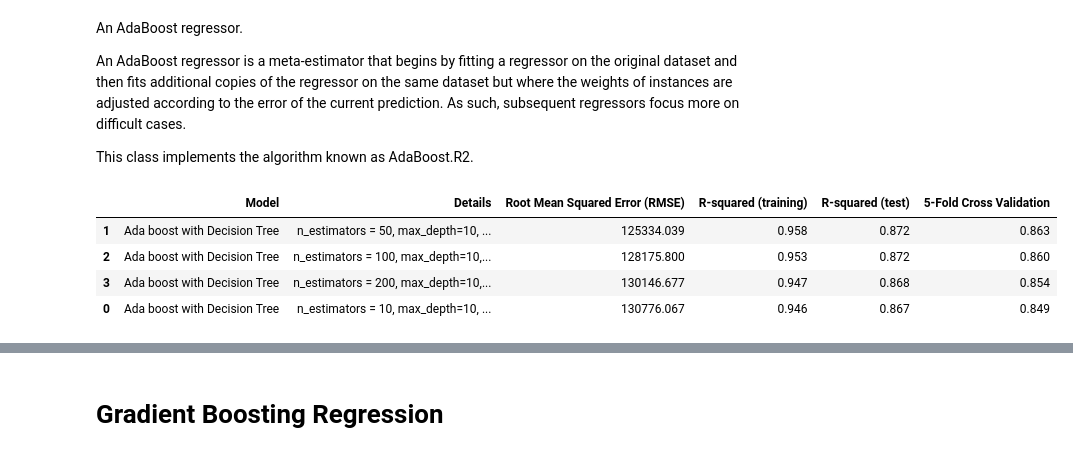
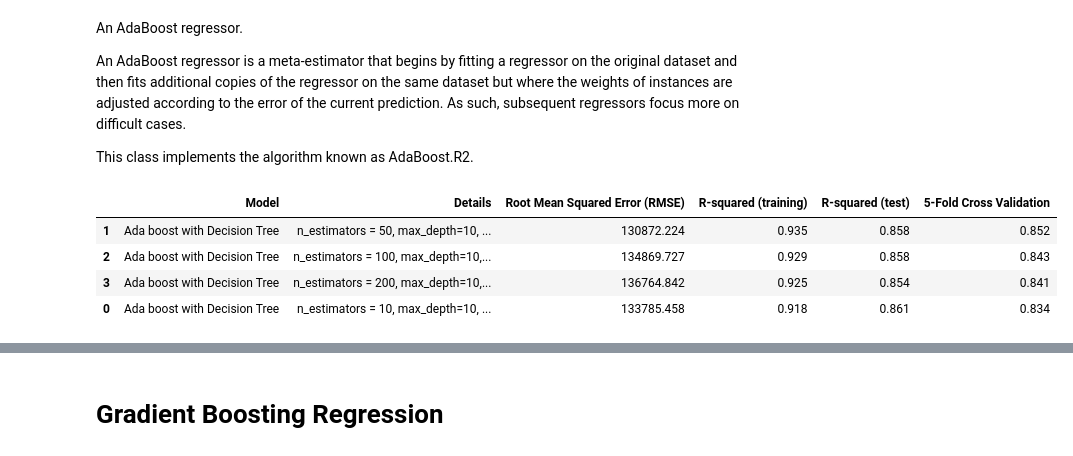
Before and after one commit to omgitsmj24/BOOT_AI_INTERN, a Jupyter notebook: Regression/all_regression_ever.ipynb, the cells around one changed output, grey strips where cells are left out. Drawn from its saved outputs; the diff is of its cells as text; code cells hidden in the pictures.

```diff
--- a/Regression/all_regression_ever.ipynb
+++ b/Regression/all_regression_ever.ipynb
@@ -958,8 +961,9 @@ from sklearn.ensemble import RandomForestRegressor
 
 evaluation_rfr = pd.DataFrame({'Model': [],'Details':[],'Root Mean Squared Error (RMSE)':[],'R-squared (training)':[],'R-squared (test)':[], '5-Fold Cross Validation':[]})
 
-def RFR(max_depth: int, n_estimators: int):
-    abr = RandomForestRegressor(n_estimators = n_estimators, max_features=None,criterion = "squared_error", random_state = 1, max_depth=max_depth)
+def RFR(max_depth: int, n_estimators: int, min_samples_split: int, min_samples_leaf: int ):
+    abr = RandomForestRegressor(n_estimators = n_estimators, max_features=None,criterion = "squared_error",
+    random_state = 1, max_depth=max_depth, min_samples_split=min_samples_split, min_samples_leaf=min_samples_leaf)
     abr.fit(X_train[features], y_train)
     pred = abr.predict(X_test[features])
 
@@ -970,17 +974,17 @@ def RFR(max_depth: int, n_estimators: int):
 
     return rmse, rtrk, rtek, cv
 
-rmsedtr, rtrkdtr, rtekdtrr, cv = RFR(5,10)
-rmsedtr1, rtrkdtr1, rtekdtr1, cv1 = RFR(10,50)
-rmsedtr2, rtrkdtr2, rtekdtr2, cv2 = RFR(15,100)
-rmsedtr3, rtrkdtr3, rtekdtr3, cv3 = RFR(20,200)
+rmsedtr, rtrkdtr, rtekdtrr, cv = RFR(5,10,5,5)
+rmsedtr1, rtrkdtr1, rtekdtr1, cv1 = RFR(10,50,10,10)
+rmsedtr2, rtrkdtr2, rtekdtr2, cv2 = RFR(15,100,20,15)
+rmsedtr3, rtrkdtr3, rtekdtr3, cv3 = RFR(20,150,40,20)
 
 r = evaluation_rfr.shape[0]
 
-evaluation_rfr.loc[r] = ['Random Forest','n_estimators = 10, all features, max_depth=5',rmsedtr,rtrkdtr,rtekdtr,cv]
-evaluation_rfr.loc[r+1] = ['Random Forest','n_estimators = 50, all features, max_depth=10',rmsedtr1,rtrkdtr1,rtekdtr1,cv1]
-evaluation_rfr.loc[r+2] = ['Random Forest','n_estimators = 100, all features, max_depth=15',rmsedtr2,rtrkdtr2,rtekdtr2,cv2]
-evaluation_rfr.loc[r+3] = ['Random Forest','n_estimators = 200, all features, max_depth=20',rmsedtr3,rtrkdtr3,rtekdtr3,cv3]
+evaluation_rfr.loc[r] = ['Random Forest','n_estimators = 10,max_depth=5,min_split=5,min_leaf=5',rmsedtr,rtrkdtr,rtekdtr,cv]
+evaluation_rfr.loc[r+1] = ['Random Forest','n_estimators = 50, max_depth=10,min_split=10,min_leaf=10',rmsedtr1,rtrkdtr1,rtekdtr1,cv1]
+evaluation_rfr.loc[r+2] = ['Random Forest','n_estimators = 100, max_depth=15,min_split=20,min_leaf=15',rmsedtr2,rtrkdtr2,rtekdtr2,cv2]
+evaluation_rfr.loc[r+3] = ['Random Forest','n_estimators = 200, max_depth=20,min_split=40,min_leaf=20',rmsedtr3,rtrkdtr3,rtekdtr3,cv3]
 
 evaluation_rfr.sort_values(by = '5-Fold Cross Validation', ascending=False)
 # %% [output]
@@ -1024,39 +1028,39 @@ This class implements the algorithm known as AdaBoost.R2.
 # %%
 from sklearn.ensemble import AdaBoostRegressor
 
 evaluation_abr = pd.DataFrame({'Model': [],'Details':[],'Root Mean Squared Error (RMSE)':[],'R-squared (training)':[],'R-squared (test)':[], '5-Fold Cross Validation':[]})
 
 def Ada(max_depth: int, n_estimators: int, min_samples_split: int, min_samples_leaf: int):
-    abr = AdaBoostRegressor(base_estimator = DecisionTreeRegressor(max_depth=max_depth, min_samples_split = min_samples_split, min_samples_leaf=min_samples_leaf),n_estimators=n_estimators, random_state=0)
+    abr = AdaBoostRegressor(base_estimator = DecisionTreeRegressor(max_depth=max_depth, min_samples_split=min_samples_split, min_samples_leaf=min_samples_leaf),n_estimators=n_estimators, random_state=0)
     abr.fit(X_train[features], y_train)
     pred = abr.predict(X_test[features])
 
     rmseabr = float(format(np.sqrt(metrics.mean_squared_error(y_test,pred)),'.3f'))
     rtrkabr = float(format(abr.score(X_train[features],y_train),'.3f'))
     rtekabr = float(format(abr.score(X_test[features],y_test),'.3f'))
     cv = float(format(cross_val_score(abr,df_dm[features],target,cv=5).mean(),'.3f'))
 
     return rmseabr, rtrkabr, rtekabr, cv
 
-rmseabr, rtrkabr, rtekabr, cv = Ada(10,10,10,5)
-rmseabr1, rtrkabr1, rtekabr1, cv1 = Ada(10,50,10,10)
-rmseabr2, rtrkabr2, rtekabr2, cv2 = Ada(10,100,10,15)
-rmseabr3, rtrkabr3, rtekabr3, cv3 = Ada(10,200,10,20)
+rmseabr, rtrkabr, rtekabr, cv = Ada(10,10,100,50)
+rmseabr1, rtrkabr1, rtekabr1, cv1 = Ada(10,50,100,50)
+rmseabr2, rtrkabr2, rtekabr2, cv2 = Ada(10,100,100,50)
+rmseabr3, rtrkabr3, rtekabr3, cv3 = Ada(10,150,100,50)
 
 r = evaluation_abr.shape[0]
 
-evaluation_abr.loc[r] = ['Ada boost with Decision Tree','n_estimators = 10, max_depth=10, min_split=5, min_leaf=5',rmseabr,rtrkabr,rtekabr,cv]
-evaluation_abr.loc[r+1] = ['Ada boost with Decision Tree','n_estimators = 50, max_depth=10, min_split=10, min_leaf=10',rmseabr1,rtrkabr1,rtekabr2,cv1]
-evaluation_abr.loc[r+2] = ['Ada boost with Decision Tree','n_estimators = 100, max_depth=10, min_split=20, min_leaf=15',rmseabr2,rtrkabr2,rtekabr2,cv2]
-evaluation_abr.loc[r+3] = ['Ada boost with Decision Tree','n_estimators = 200, max_depth=10, min_split=40, min_leaf=20',rmseabr3,rtrkabr3,rtekabr3,cv3]
+evaluation_abr.loc[r] = ['Ada boost with Decision Tree','n_estimators = 10, max_depth=10, min_split=100,min_leaf=50',rmseabr,rtrkabr,rtekabr,cv]
+evaluation_abr.loc[r+1] = ['Ada boost with Decision Tree','n_estimators = 50, max_depth=10, min_split=100,min_leaf=50',rmseabr1,rtrkabr1,rtekabr2,cv1]
+evaluation_abr.loc[r+2] = ['Ada boost with Decision Tree','n_estimators = 100, max_depth=10, min_split=100,min_leaf=50',rmseabr2,rtrkabr2,rtekabr2,cv2]
+evaluation_abr.loc[r+3] = ['Ada boost with Decision Tree','n_estimators = 200, max_depth=10, min_split=100,min_leaf=50',rmseabr3,rtrkabr3,rtekabr3,cv3]
 
 evaluation_abr.sort_values(by = '5-Fold Cross Validation', ascending=False)
 # %% [output]
 |  | Model | Details | Root Mean Squared Error (RMSE) | R-squared (training) | R-squared (test) | 5-Fold Cross Validation |
-| 1 | Ada boost with Decision Tree | n_estimators = 50, max_depth=10, ... | 125334.039 | 0.958 | 0.872 | 0.863 |
-| 2 | Ada boost with Decision Tree | n_estimators = 100, max_depth=10,... | 128175.800 | 0.953 | 0.872 | 0.860 |
-| 3 | Ada boost with Decision Tree | n_estimators = 200, max_depth=10,... | 130146.677 | 0.947 | 0.868 | 0.854 |
-| 0 | Ada boost with Decision Tree | n_estimators = 10, max_depth=10, ... | 130776.067 | 0.946 | 0.867 | 0.849 |
+| 1 | Ada boost with Decision Tree | n_estimators = 50, max_depth=10, ... | 130872.224 | 0.935 | 0.858 | 0.852 |
+| 2 | Ada boost with Decision Tree | n_estimators = 100, max_depth=10,... | 134869.727 | 0.929 | 0.858 | 0.843 |
+| 3 | Ada boost with Decision Tree | n_estimators = 200, max_depth=10,... | 136764.842 | 0.925 | 0.854 | 0.841 |
+| 0 | Ada boost with Decision Tree | n_estimators = 10, max_depth=10, ... | 133785.458 | 0.918 | 0.861 | 0.834 |
 # %%
 final = pd.concat([final, evaluation_abr], axis = 0)
 final.sort_values(by='5-Fold Cross Validation', ascending=False, inplace=True)
```
Also changed, not shown: parts of 11 cells of this notebook.
